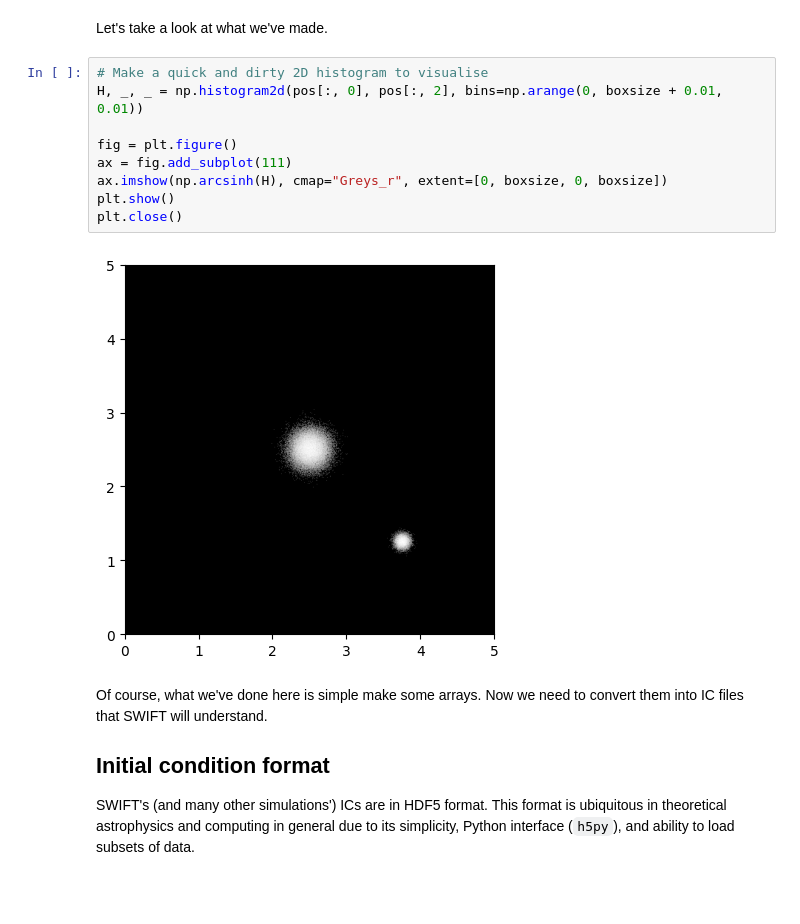
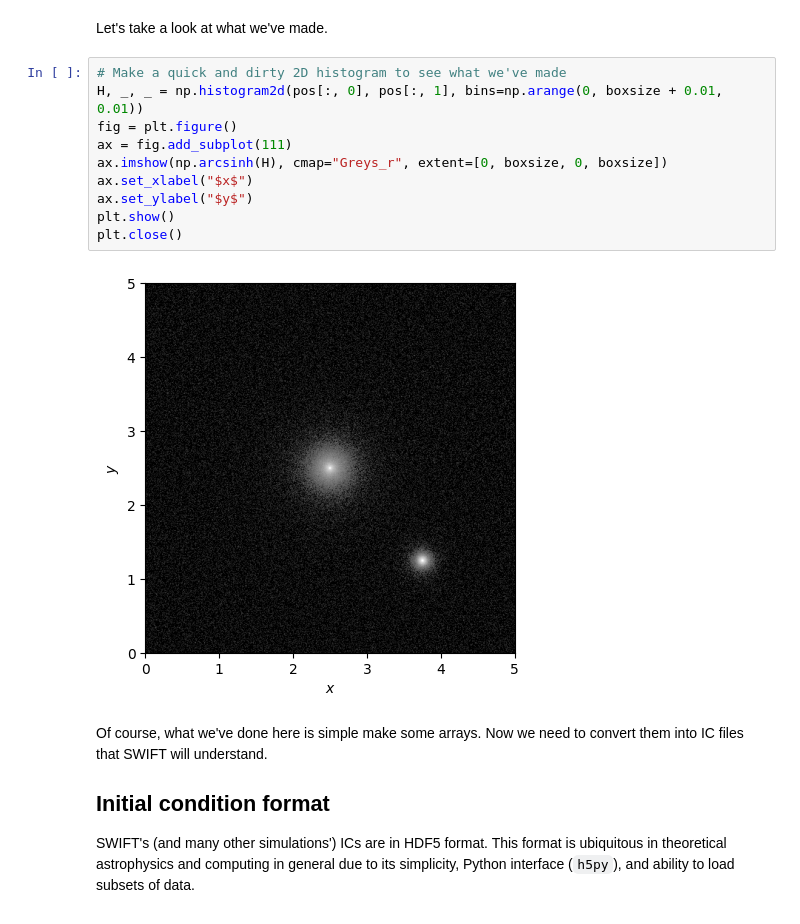
Before and after one commit to WillJRoper/SWIFT-Workshop, a Jupyter notebook: notebooks/Initial_Conditions.ipynb, the cells around one changed output. Cells and saved outputs as stored; diff of their text form; blank space fills up the shorter version.

```diff
--- a/notebooks/Initial_Conditions.ipynb
+++ b/notebooks/Initial_Conditions.ipynb
@@ -135,16 +194,17 @@ Made halos with masses: log_10(M_1 / Msun) = 12.61 & log_10(M_2 / Msun) = 11.91
 # %% [markdown]
 Let's take a look at what we've made.
 # %%
-# Make a quick and dirty 2D histogram to visualise
-H, _, _ = np.histogram2d(pos[:, 0], pos[:, 2], bins=np.arange(0, boxsize + 0.01, 0.01))
-
+# Make a quick and dirty 2D histogram to see what we've made
+H, _, _ = np.histogram2d(pos[:, 0], pos[:, 1], bins=np.arange(0, boxsize + 0.01, 0.01))
 fig = plt.figure()
 ax = fig.add_subplot(111)
 ax.imshow(np.arcsinh(H), cmap="Greys_r", extent=[0, boxsize, 0, boxsize])
+ax.set_xlabel("$x$")
+ax.set_ylabel("$y$")
 plt.show()
 plt.close()
 # %% [output]
-[figure, old version]
+[figure, new version]
 # %% [markdown]
 Of course, what we've done here is simple make some arrays. Now we need to convert them into IC files that SWIFT will understand.
 
```
Also changed, not shown: parts of 13 cells of this notebook, 3 other files.
